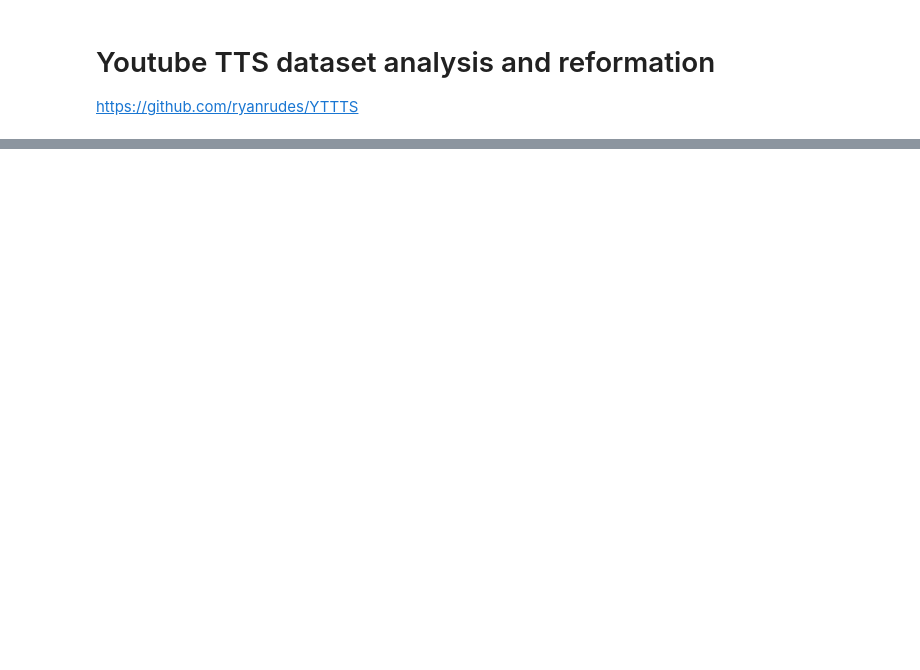
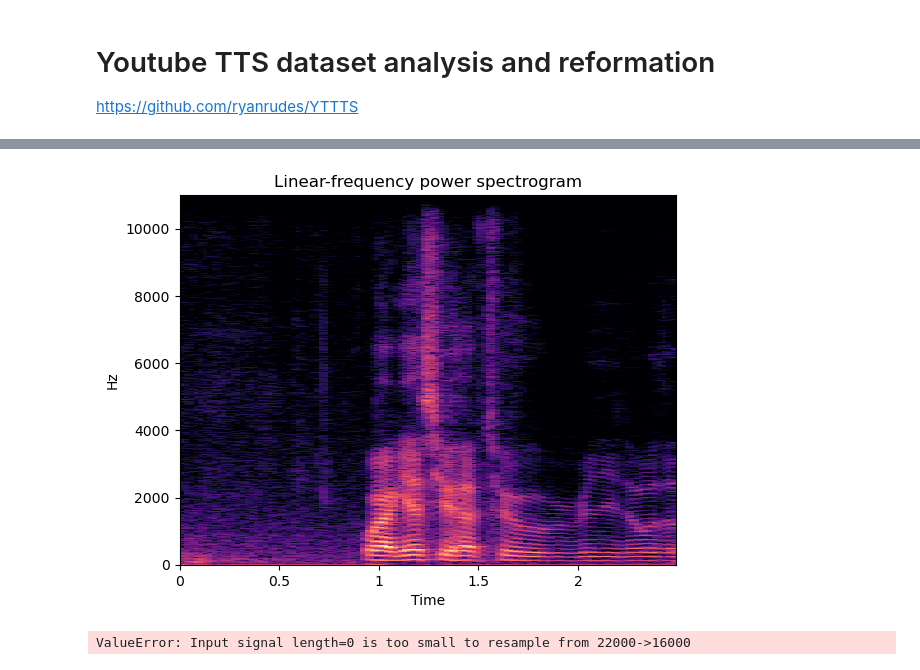
Before and after one commit to josebeo2016/audio_preprocess, a Jupyter notebook: playground/yttts.ipynb, the cells around one changed output, grey strips where cells are left out. Saved outputs shown, nothing was run; the diff lists cells and outputs as text; code cells hidden in the pictures; blank space fills up the shorter version.

```diff
--- a/playground/yttts.ipynb
+++ b/playground/yttts.ipynb
@@ -52,3 +52,10 @@ def recursive_list_files(path, file_extension=".wav"):
                 files.append(join(dirpath, filename))
     return files
 from audio_augmentor import BackgroundNoiseAugmentor
+# %%
+datadir = "/datab/Dataset/yttts/"
+list_audio = recursive_list_files(datadir)
+# %%
+wav_path = random.choice(list_audio)
+linear_n_play(wav_path)
+# %% [output]
@@ -54,0 +63,13 @@ from audio_augmentor import BackgroundNoiseAugmentor
+[figure, added]
+# %%
+random.shuffle(list_audio)
+i=0
+for wav_path in tqdm(list_audio[:50000], total=50000):
+    name = join(datadir,"norm","yttts{:06d}".format(i))
+    try:
+        data, _ = librosa.load(wav_path, sr=16000)
+        sf.write(wav_path, data, 16000, subtype='PCM_16')
+    except:
+        continue
+# %% [output]
+ValueError: Input signal length=0 is too small to resample from 22000->16000
```
Also changed, not shown: parts of 1 cell of this notebook, 4 other files.
